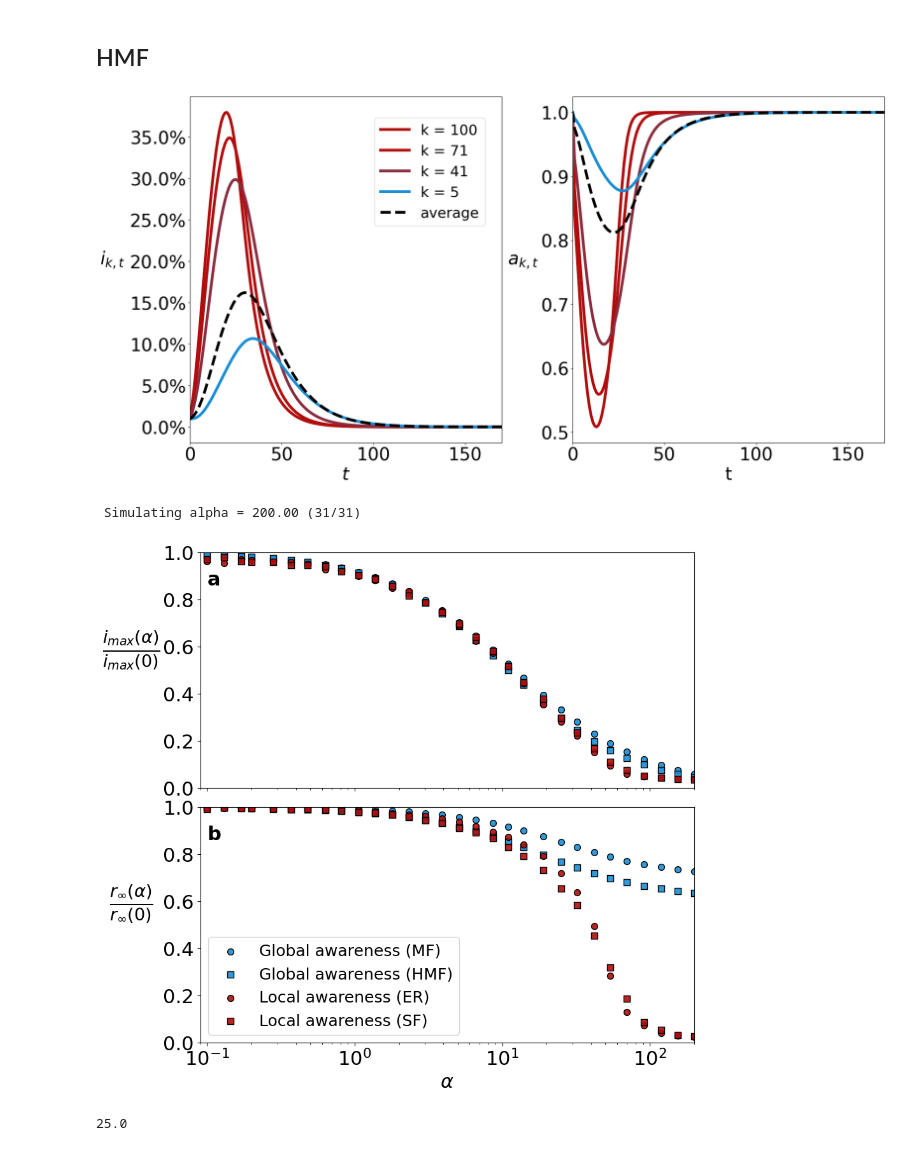
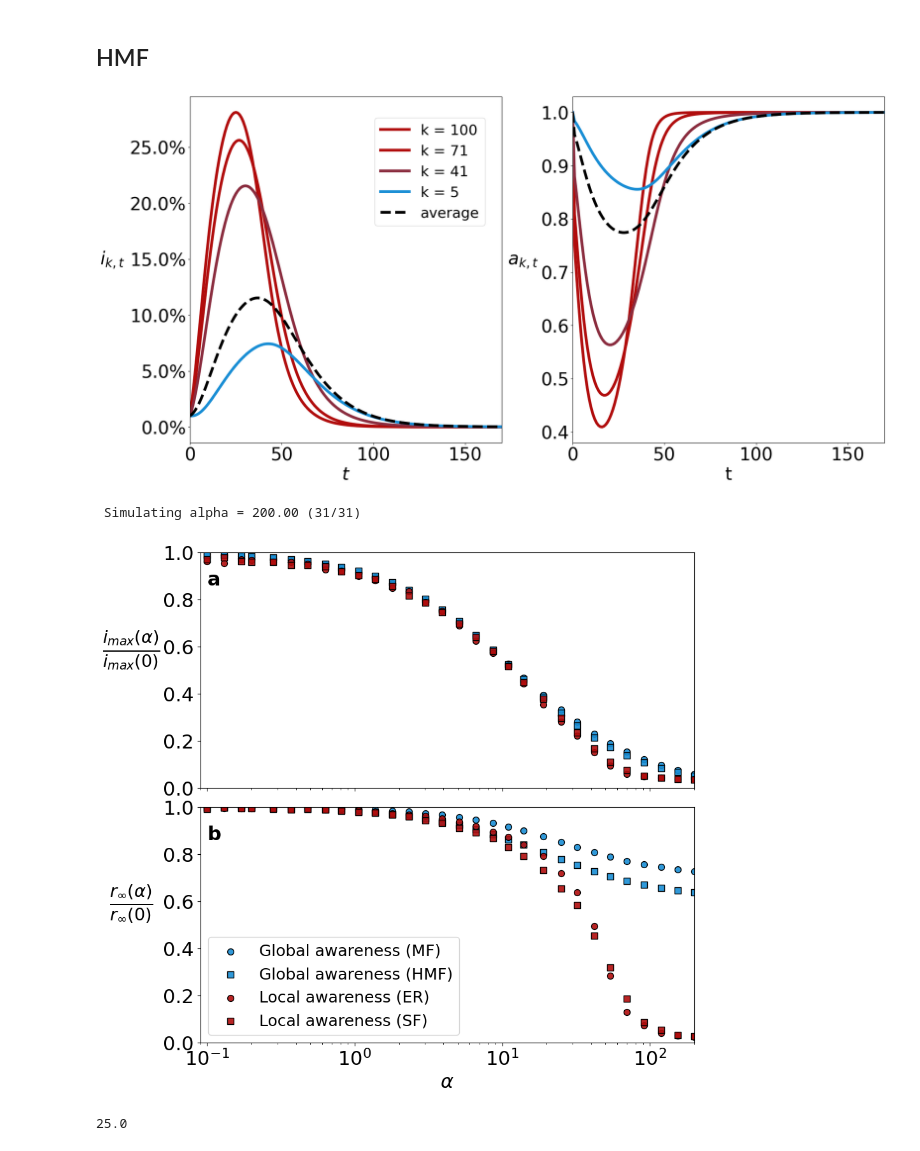
Before and after one commit to lorenzoamir/EpiNetworkPaper, a Jupyter notebook: epi-econ/notebook.ipynb, the cells around one changed output. Drawn from its saved outputs; the diff is of its cells as text; code cells hidden in the pictures.

```diff
--- a/epi-econ/notebook.ipynb
+++ b/epi-econ/notebook.ipynb
@@ -32,7 +32,7 @@ delta = np.exp(-dt/10) # discount factor (decay time of ~10 days)
 
 mu = dt / 10 # Recovery rate (infection lasts ~10 days)
 R0 = 3.
-beta_MF = R0*mu # Technically it's beta*<k>
+beta = R0*mu # Technically it's beta*<k>
 
 # CODE PARAMETERS
 
@@ -73,7 +73,7 @@ if A_OPT == True:
 
     for idx, alpha in enumerate(alpha_list):
 
-        a_list = [1 / (1 + delta*(alpha/dt)*beta_MF*0.3*theta) for theta in thetas]
+        a_list = [1 / (1 + delta*(alpha/dt)*beta*0.3*theta) for theta in thetas]
 
         if alpha == 0:
             linestyle = "dashed"
@@ -154,16 +154,3 @@ if A_EQ == True:
 [figure]
 # %% [markdown]
 ## MF
-# %%
-def step_MF(Y, beta, mu, a):
-    # s = 1 - Y[0] -Y[1]
-    # i = Y[0]
-    # r = Y[1]
-
-    di = beta*(1 - Y[0] - Y[1])*a*a*Y[0]
-    dr = Y[0]*mu
-
-    i_new = Y[0] +di - dr
-    r_new = Y[1] +dr
-
-    return np.array([i_new, r_new])
@@ -459,21 +406,4 @@ k_min = 5                  # min degree
 k_max = int(N_tot**(0.5))  # max degree
 gamma = 2.1                # power law exponent p_k = C*k^{-gamma}
 
-degrees = np.arange(k_min, k_max+1, 1)
-
-p = {}
-
-for k in degrees:
-    p[k] = np.array(k**(-gamma))
-
-norm = sum([p[k] for k in degrees])
-
-for k in degrees:
-    p[k] /= norm #normalize p_k
-
-k_ave = sum([k * p[k] for k in degrees])
-k_var = sum([k**2*p[k] for k in degrees])
-
-beta_HMF = mu*R0/k_ave
-#print("The average degree is: {}".format(k_ave))
-#print("The average transmission rate is: {}".format(beta_HMF*k_ave))
+degrees, p_k = create_annealed_network(k_min, k_max, gamma)
@@ -595,43 +433,43 @@ if HMF == True:
     ax2.tick_params(axis='x', labelsize=fontsize)
     ax2.tick_params(axis='y', labelsize=fontsize)
 
-    tt, result, a, theta, eradicated = simulate_HMF(t_max, beta_HMF, mu, 10, i0)
+    tt, result, a, theta, eradicated = simulate_HMF('sir', t_max, beta, mu, 20, delta, i0, degrees, p_k, a_steps, dt)
 
     if not eradicated:
         print("WARNING: tmax was reached")
 
     percent = {}
 
     for k_idx, k in enumerate(degrees):
         percent[k] = np.array([elem*100 for elem in result["i"][k]])  # Percentage of I
 
     kstep = 30
 
     ax1.plot(tt, percent[k_max], label="k = {}".format(k_max), color=c2, linewidth = linewidth) #Always display k_max
     ax2.plot(tt, a[k_max], color=c2, linestyle = "solid", linewidth = linewidth)
     for k_idx, k in enumerate(degrees[-kstep:kstep:-kstep]): # Plot only a fraction of all degrees
         color = colorFader(c1, c2, 1, k_idx/len(degrees[::-kstep]))
         ax1.plot(tt, percent[k], label="k = {}".format(k), color=color, linewidth = linewidth)
         ax2.plot(tt, a[k], color=color, linestyle = "solid", linewidth = linewidth)
     ax1.plot(tt, percent[k_min], label="k = {}".format(k_min), color=c1, linewidth = linewidth) #Always display k_min
     ax2.plot(tt, a[k_min], color=c1, linestyle = "solid", linewidth = linewidth)
 
 
-    percent_tot = np.vstack(([np.pad(percent[k]*p[k],[(0, len(tt)-len(percent[k]))], mode='constant') # constant mode
+    percent_tot = np.vstack(([np.pad(percent[k]*p_k[k],[(0, len(tt)-len(percent[k]))], mode='constant') # constant mode
                           for k in degrees])).sum(axis=0)                                         # defaults to 0
-    a_ave = np.vstack(([np.pad(a[k]*p[k],[(0, len(tt)-len(a[k]))], mode='constant')
+    a_ave = np.vstack(([np.pad(a[k]*p_k[k],[(0, len(tt)-len(a[k]))], mode='constant')
                           for k in degrees])).sum(axis=0)
 
     ax1.plot(tt, percent_tot, color="k", linestyle = "dashed", linewidth = linewidth, label="average")
     ax2.plot(tt, a_ave, color="k", linestyle = "dashed", linewidth = linewidth)
 
     fig.legend(bbox_to_anchor=(0.5, 0.95), prop={'size': 26})
     fig.tight_layout()  # otherwise the right y-label is slightly clipped
     ax1.set_xlim(0, 170)
     ax2.set_xlim(0, 170)
     plt.show()
 # %% [output]
-[figure, old version]
+[figure, new version]
 # %%
 if R_INF == True and I_MAX == True:
 
@@ -682,7 +520,7 @@ if R_INF == True and I_MAX == True:
 
         # MF
 
-        tt, result_MF, a, eradicated = simulate_MF(t_max, beta_MF, mu, alpha, i0)
+        tt, result_MF, a, eradicated = simulate_MF('sir', t_max, beta, mu, alpha, delta, i0, a_steps, dt)
 
         if alpha == 0:
             MF_i_max_0 = max(result_MF["i"])
@@ -701,11 +539,11 @@ if R_INF == True and I_MAX == True:
 
         # HMF
 
-        tt, result_HMF, a, theta, eradicated = simulate_HMF(t_max, beta_HMF, mu, alpha, i0)
+        tt, result_HMF, a, theta, eradicated = simulate_HMF('sir', t_max, beta, mu, alpha, delta, i0, degrees, p_k, a_steps, dt)
 
-        res_i_tot = np.vstack(([np.pad(result_HMF["i"][k]*p[k],[(0, len(tt)-len(result_HMF["i"][k]))], mode='constant') # constant mode
+        res_i_tot = np.vstack(([np.pad(result_HMF["i"][k]*p_k[k],[(0, len(tt)-len(result_HMF["i"][k]))], mode='constant') # constant mode
                           for k in degrees])).sum(axis=0)    # defaults to 0
-        res_r_tot = np.vstack(([np.pad(result_HMF["r"][k]*p[k],[(0, len(tt)-len(result_HMF["r"][k]))], mode='constant') # constant mode
+        res_r_tot = np.vstack(([np.pad(result_HMF["r"][k]*p_k[k],[(0, len(tt)-len(result_HMF["r"][k]))], mode='constant') # constant mode
                   for k in degrees])).sum(axis=0)
 
         if alpha == 0:
@@ -787,7 +625,7 @@ if R_INF == True and I_MAX == True:
     plt.show()
 # %% [output]
  Simulating alpha = 200.00 (31/31)
-[figure, old version]
+[figure, new version]
 # %%
 import matplotlib.patheffects as pe
 # %%
```
Also changed, not shown: parts of 10 cells of this notebook, 1 other file.
